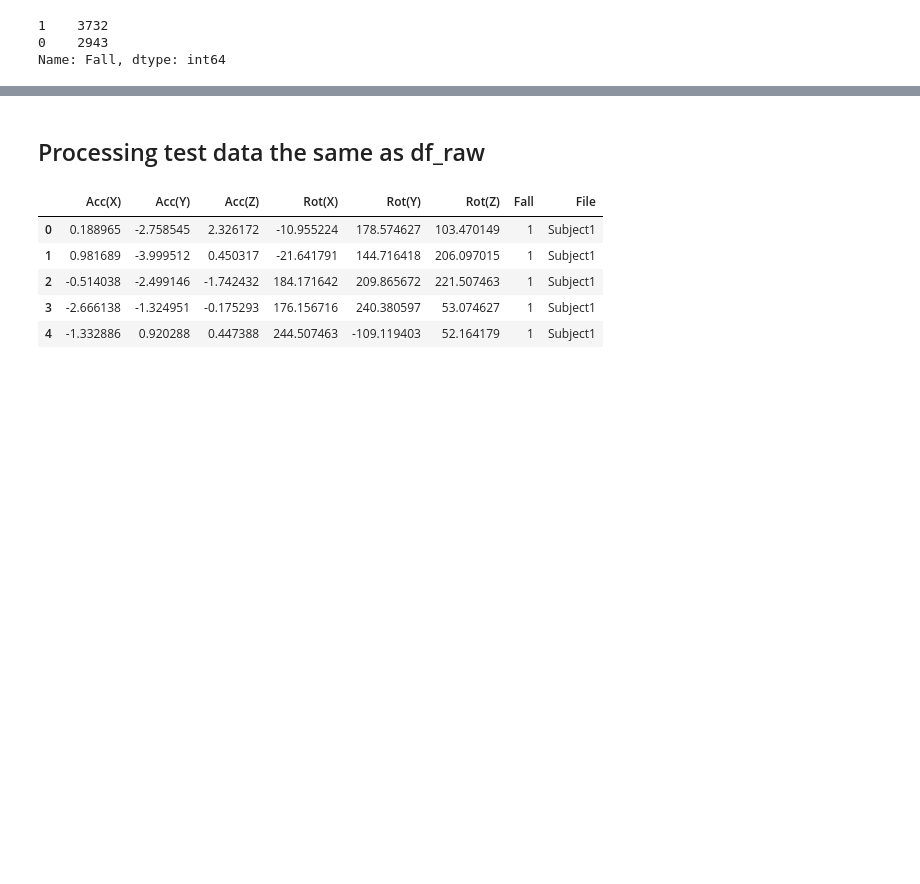
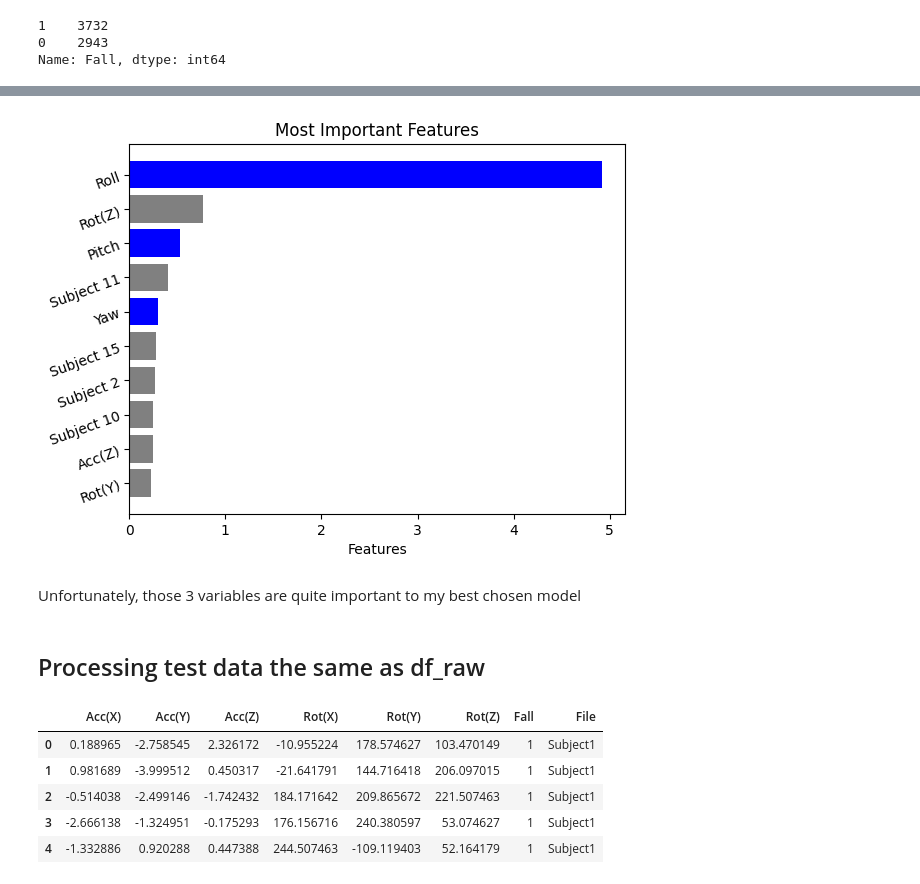
Before and after one commit to mccafj/Fall_Detection_Model, a Jupyter notebook: scratch_notebook.ipynb, the cells around one changed output, grey strips where cells are left out. Drawn from its saved outputs; the diff is of its cells as text; code cells hidden in the pictures; blank space fills up the shorter version.

```diff
--- a/scratch_notebook.ipynb
+++ b/scratch_notebook.ipynb
@@ -2679,3 +2844,27 @@ Name: Fall, dtype: int64
+# %%
+x_fi_plot = list(np.array(feat_plot_values[:10]) *10)
+# %%
+def invertList(input_list):
+    input_list.reverse()
+    return input_list
+# %%
+y_rev= invertList(y_fi_plot)
+# %%
+x_rev = invertList(x_fi_plot)
+# %%
+color = ['grey', 'grey', 'grey', 'grey', 'grey', 'blue', 'grey',
+         'blue', 'grey', 'blue']
+
+plt.barh(y = y_rev, width = x_rev, color=color)
+plt.xticks(rotation=0, ha="center", rotation_mode='anchor')
+plt.yticks(rotation=20, ha="right", rotation_mode='anchor')
+plt.xlabel('Features')
+plt.title("Most Important Features")
+# plt.savefig('images/feat_import_plot_rev', bbox_inches='tight', dpi=300);
+# %% [output]
+[figure, added]
+# %% [markdown]
+Unfortunately, those 3 variables are quite important to my best chosen model
 # %% [markdown]
 ## Processing test data the same as df_raw
 # %%
```
Also changed, not shown: parts of 154 cells of this notebook, 8 other files.
